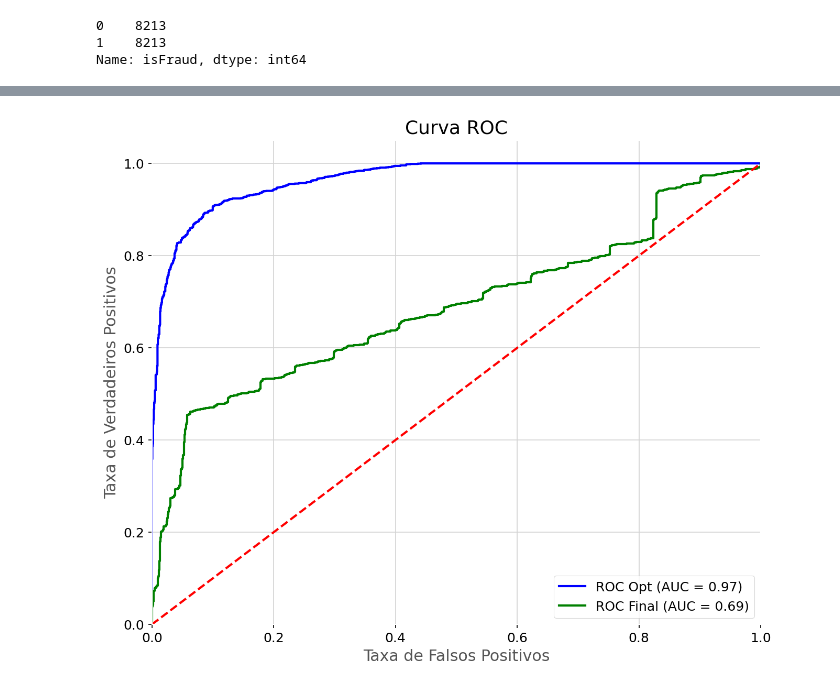
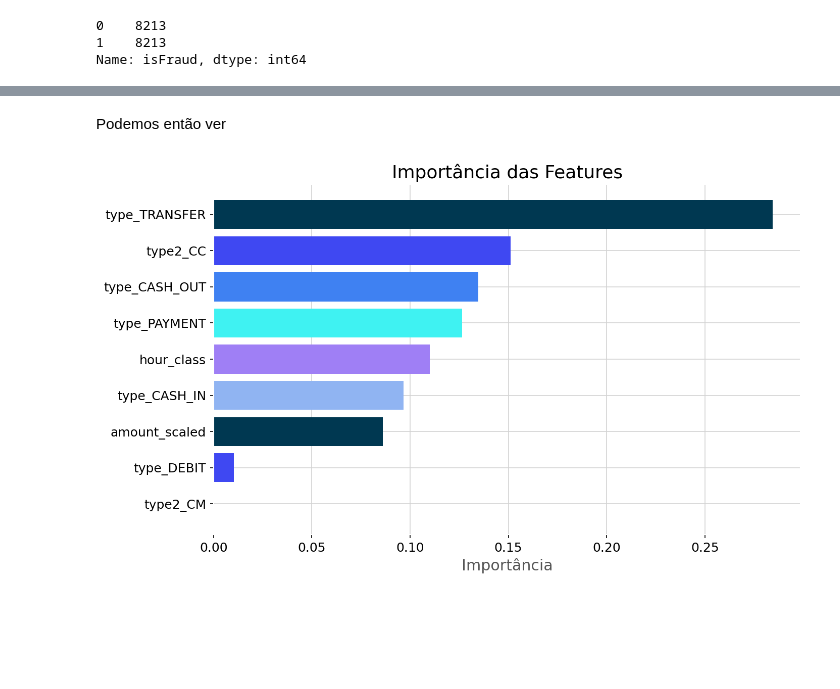
Before and after one commit to walacevale/Machine-Learning-Estudos-e-Projetos-, a Jupyter notebook: Fraud_Detection/main.ipynb, the cells around one changed output, grey strips where cells are left out. Cells and saved outputs as stored; diff of their text form; code cells hidden in the pictures; blank space fills up the shorter version.

```diff
--- a/Fraud_Detection/main.ipynb
+++ b/Fraud_Detection/main.ipynb
@@ -532,7 +563,0 @@ Melhores hiperparâmetros: OrderedDict([('colsample_bytree', 0.916673017636254),
-# %%
-final_model = LogisticRegression()
-
-# Treine o modelo com o conjunto de dados completo
-final_model.fit(X_train, y_train)
-y_pred_final = final_model.predict(X_test)
-print(classification_report(y_test, y_pred_final))
@@ -557,28 +564,20 @@ ax = sns.heatmap(confusion_matrix(y_test, y_pred),
-# %%
-import matplotlib.pyplot as plt
-from sklearn.metrics import roc_curve, auc, RocCurveDisplay
-
-# Para o modelo ajustado com BayesSearchCV
-y_pred_proba_opt = opt.predict_proba(X_test)[:, 1]  # Pegue as probabilidades para a classe positiva
-fpr_opt, tpr_opt, _ = roc_curve(y_test, y_pred_proba_opt)
-roc_auc_opt = auc(fpr_opt, tpr_opt)
-
-# Para o modelo final
-y_pred_proba_final = final_model.predict_proba(X_test)[:, 1]
-fpr_final, tpr_final, _ = roc_curve(y_test, y_pred_proba_final)
-roc_auc_final = auc(fpr_final, tpr_final)
-
-# Plotar a curva ROC
-plt.figure(figsize=(10, 8))
-plt.plot(fpr_opt, tpr_opt, color='blue', lw=2, label='ROC Opt (AUC = %0.2f)' % roc_auc_opt)
-plt.plot(fpr_final, tpr_final, color='green', lw=2, label='ROC Final (AUC = %0.2f)' % roc_auc_final)
-plt.plot([0, 1], [0, 1], color='red', lw=2, linestyle='--')
-plt.xlim([0.0, 1.0])
-plt.ylim([0.0, 1.05])
-plt.xlabel('Taxa de Falsos Positivos')
-plt.ylabel('Taxa de Verdadeiros Positivos')
-plt.title('Curva ROC')
-plt.legend(loc="lower right")
-plt.show()
-# %% [output]
-[figure, removed]
+# %% [markdown]
+Podemos então ver
+# %%
+
+importances = opt.best_estimator_.feature_importances_
+
+features = X_train.columns
+importance_df = pd.DataFrame({'Feature': features, 'Importance': importances})
+
+importance_df = importance_df.sort_values(by='Importance', ascending=False)
+
+
+plt.figure(figsize=(10, 6))
+plt.barh(importance_df['Feature'], importance_df['Importance'], color=color_palette)
+plt.xlabel('Importância')
+plt.title('Importância das Features')
+plt.gca().invert_yaxis()
+plt.show()
+# %% [output]
+[figure, added]
```
Also changed, not shown: parts of 38 cells of this notebook, 2 other files.
